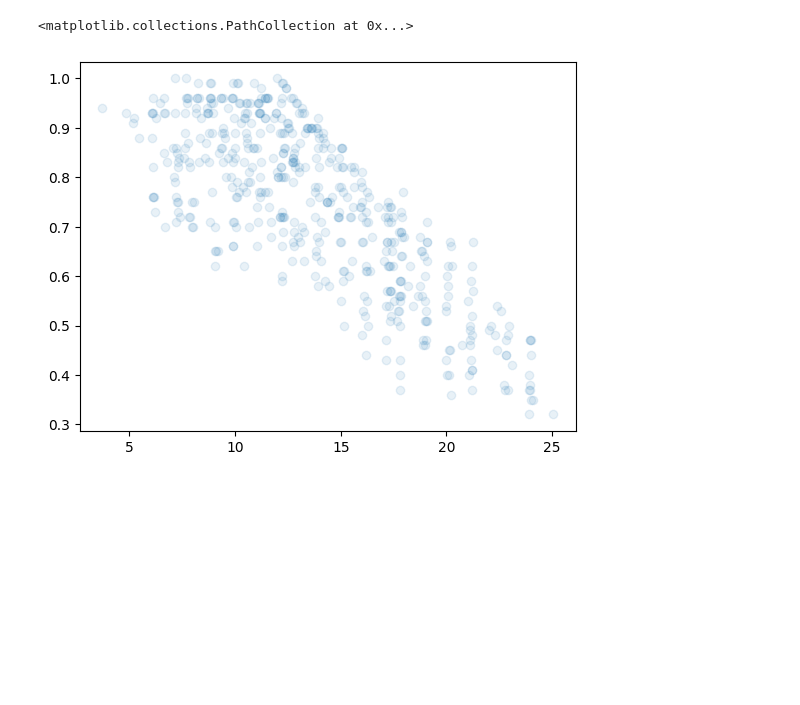
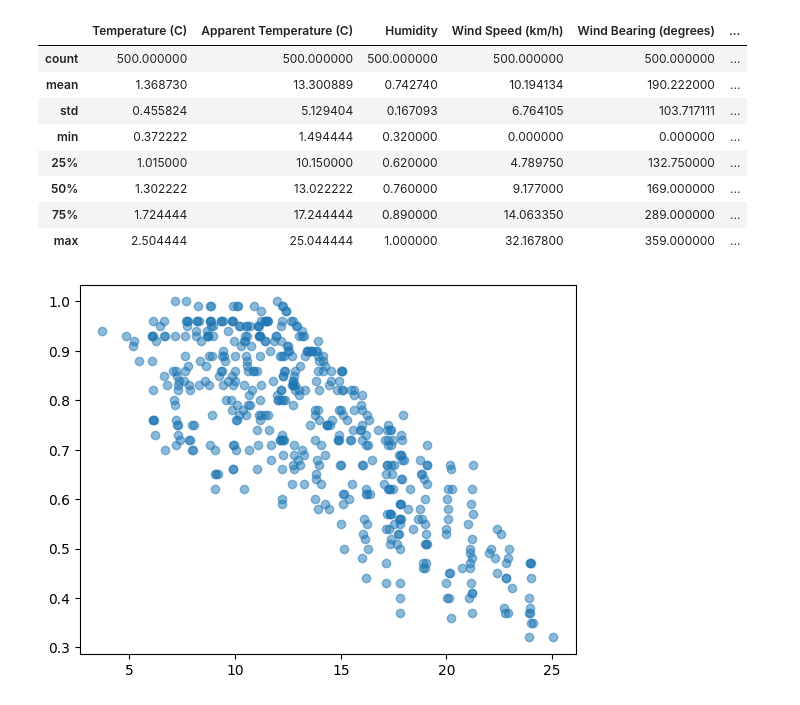
Before and after one commit to MadanReddy6/SURE-Trust, a Jupyter notebook: G32/Modules/ml/linear_regression 2.ipynb, the cells around one changed output. Cells and saved outputs as stored; diff of their text form; code cells hidden in the pictures; blank space fills up the shorter version.

```diff
--- a/G32/Modules/ml/linear_regression 2.ipynb
+++ b/G32/Modules/ml/linear_regression 2.ipynb
@@ -4,9 +4,23 @@ import matplotlib.pyplot as plt
 # %%
 # Step 1
 # import your data, and decide on the input and output
 
 df = pd.read_csv("./weather.csv")[:500]
-plt.scatter(df["Temperature (C)"],df["Humidity"],alpha=0.1)
+plt.scatter(df["Temperature (C)"],df["Humidity"],alpha=0.5)
+
+df['Temperature (C)']= df['Temperature (C)'] / 10
+df.describe()
+
+# df.plot(df['Temperature (C)'],df['Humidity'],c='red')
+# plt.show()
 # %% [output]
-<matplotlib.collections.PathCollection at 0x...>
+|  | Temperature (C) | Apparent Temperature (C) | Humidity | Wind Speed (km/h) | Wind Bearing (degrees) | ... |
+| count | 500.000000 | 500.000000 | 500.000000 | 500.000000 | 500.000000 | ... |
+| mean | 1.368730 | 13.300889 | 0.742740 | 10.194134 | 190.222000 | ... |
+| std | 0.455824 | 5.129404 | 0.167093 | 6.764105 | 103.717111 | ... |
+| min | 0.372222 | 1.494444 | 0.320000 | 0.000000 | 0.000000 | ... |
+| 25% | 1.015000 | 10.150000 | 0.620000 | 4.789750 | 132.750000 | ... |
+| 50% | 1.302222 | 13.022222 | 0.760000 | 9.177000 | 169.000000 | ... |
+| 75% | 1.724444 | 17.244444 | 0.890000 | 14.063350 | 289.000000 | ... |
+| max | 2.504444 | 25.044444 | 1.000000 | 32.167800 | 359.000000 | ... |
-[figure, old version]
+[figure, new version]
```
Also changed, not shown: parts of 6 cells of this notebook, 2 other files.
